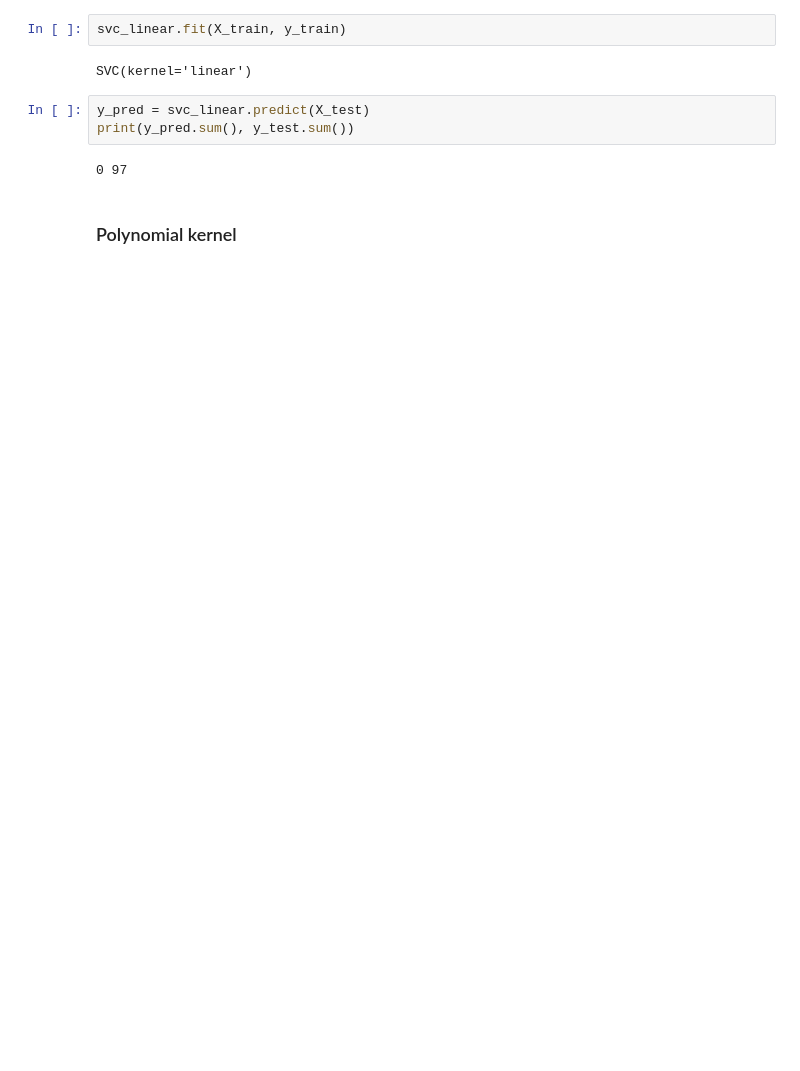
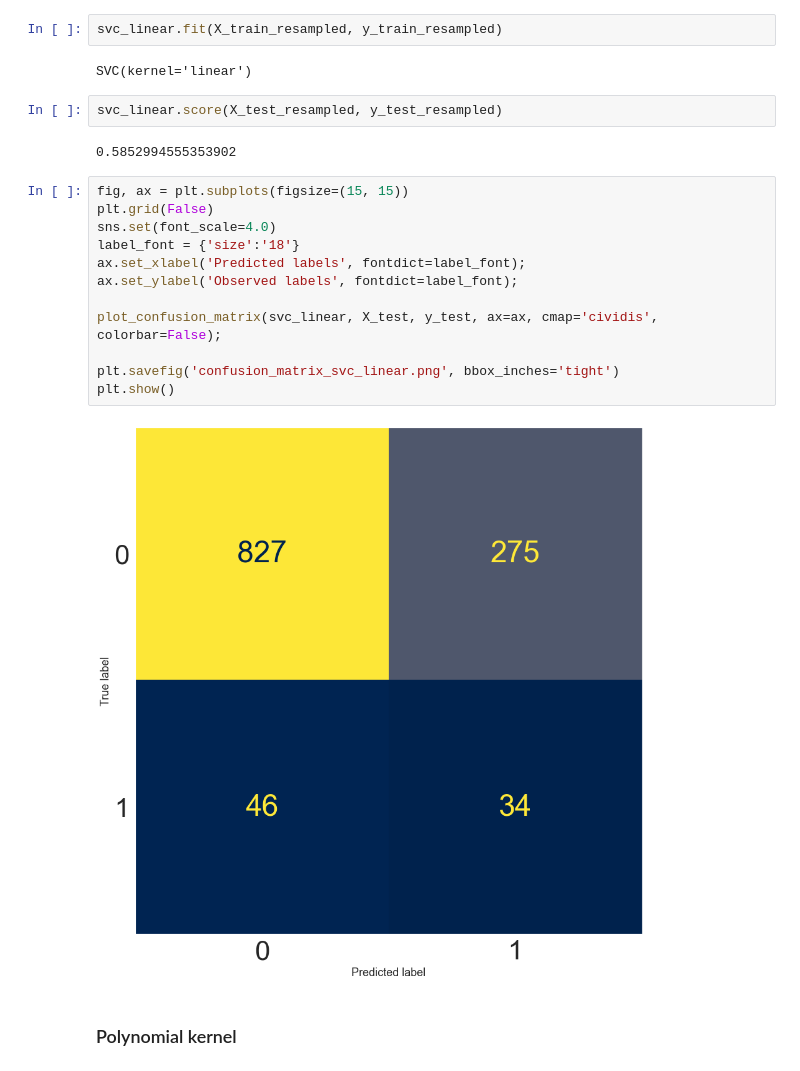
Before and after one commit to jhupiterz/SafeSeizure, a Jupyter notebook: notebooks/jhupiterz-wavelet-transform.ipynb, the cells around one changed output. Cells and saved outputs as stored; diff of their text form; blank space fills up the shorter version.

```diff
--- a/notebooks/jhupiterz-wavelet-transform.ipynb
+++ b/notebooks/jhupiterz-wavelet-transform.ipynb
@@ -317,12 +358,25 @@ cv_results['test_precision'].mean()
 # %%
-svc_linear.fit(X_train, y_train)
+svc_linear.fit(X_train_resampled, y_train_resampled)
 # %% [output]
 SVC(kernel='linear')
 # %%
-y_pred = svc_linear.predict(X_test)
-print(y_pred.sum(), y_test.sum())
+svc_linear.score(X_test_resampled, y_test_resampled)
 # %% [output]
-0 97
+0.5852994555353902
+# %%
+fig, ax = plt.subplots(figsize=(15, 15))
+plt.grid(False)
+sns.set(font_scale=4.0)
+label_font = {'size':'18'}
+ax.set_xlabel('Predicted labels', fontdict=label_font);
+ax.set_ylabel('Observed labels', fontdict=label_font);
+
+plot_confusion_matrix(svc_linear, X_test, y_test, ax=ax, cmap='cividis', colorbar=False);
+
+plt.savefig('confusion_matrix_svc_linear.png', bbox_inches='tight')
+plt.show()
+# %% [output]
+[figure, added]
 # %% [markdown]
 ### Polynomial kernel
 # %%
```
Also changed, not shown: parts of 40 cells of this notebook, 5 other files.
